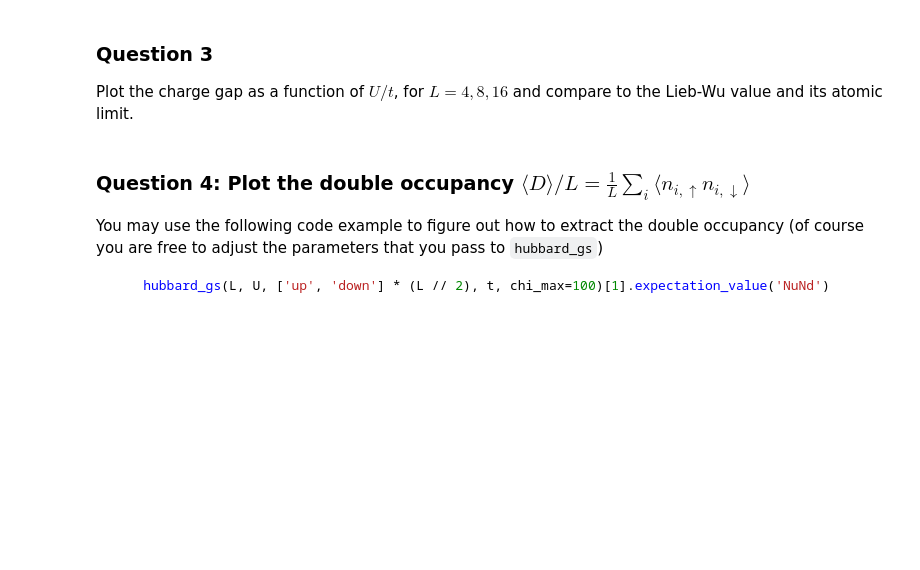
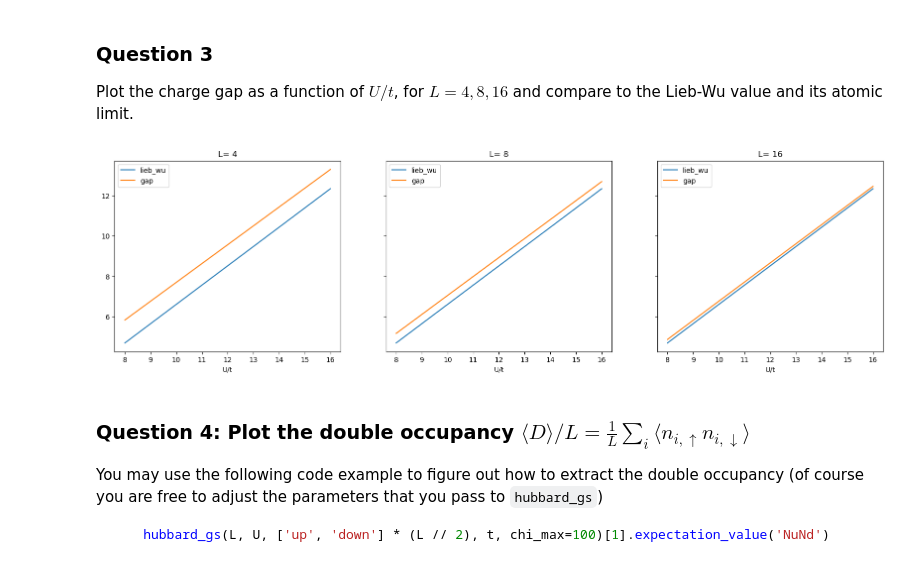
Before and after one commit to Glorieux-Victor/NMQS-TP-Victor-Glorieux, a Jupyter notebook: tp2.ipynb, the cells around one changed output. Saved outputs shown, nothing was run; the diff lists cells and outputs as text; code cells hidden in the pictures; blank space fills up the shorter version.

```diff
--- a/tp2.ipynb
+++ b/tp2.ipynb
@@ -803,24 +800,43 @@ Lieb-Wu      Delta_c(L -> infinity)             = 12.344827
 Plot the charge gap as a function of $U/t$, for $L=4,8,16$ and compare to the Lieb-Wu value and its atomic limit.
 # %%
 # your implementation goes here
-L_list = np.array([8,4,16])
+fig, axs = plt.subplots(1, 3,sharey='row',figsize=(20,5))
 
-for L in L_list :
-    for U in np.array([]) :
-        plus = list(half_filling);  plus[L // 2] = 'full'      # N = L+1
-        minus = list(half_filling); minus[L // 2] = 'empty'    # N = L-1
+i=0
+U_list = np.array([8, 16])
+
+for L in (4,8,16) :
+    half_filling = ['up', 'down'] * (L // 2)
+    plus = list(half_filling);  plus[L // 2] = 'full'      # N = L+1
+    minus = list(half_filling); minus[L // 2] = 'empty'    # N = L-1
+    gap_list = []
+    lieb_wu_list = []
+
+    for U in (8., 16.) :
 
         E_0, _ = hubbard_gs(L, U, half_filling, t)
         E_p, _ = hubbard_gs(L, U, plus, t)
         E_m, _ = hubbard_gs(L, U, minus, t)
         gap = E_p + E_m - 2 * E_0
 
         # Lieb-Wu charge gap in the thermodynamic limit
         a = 2 * np.pi * t / U                                  # 1/sinh(x), overflow-free
         integrand = lambda y: np.sqrt(y*y - 1.) * 2*np.exp(-a*y) / (1. - np.exp(-2*a*y))
         lieb_wu = (16 * t**2 / U) * quad(integrand, 1, np.inf, limit=200)[0]
 
-        plt.plot()
+        gap_list.append(gap)
+        lieb_wu_list.append(lieb_wu)
+
+    ax_ = axs[i]
+    ax_.plot(U_list,lieb_wu_list,label='lieb_wu')
+    ax_.plot(U_list,gap_list,label='gap')
+    ax_.set_xlabel('U/t')
+    ax_.set_title('L= {}'.format(L))
+    ax_.legend()
+    ax_.grid(lw = 0.2)
+    i+=1
+# %% [output]
+[figure, added]
 # %% [markdown]
 ### Question 4: Plot the double occupancy $\langle D\rangle/L = \frac{1}{L} \sum_i \langle n_{i,\uparrow} n_{i,\downarrow}\rangle$
 You may use the following code example to figure out how to extract the double occupancy (of course you are free to adjust the parameters that you pass to `hubbard_gs`)
```
Also changed, not shown: parts of 10 cells of this notebook, 1 other file.
